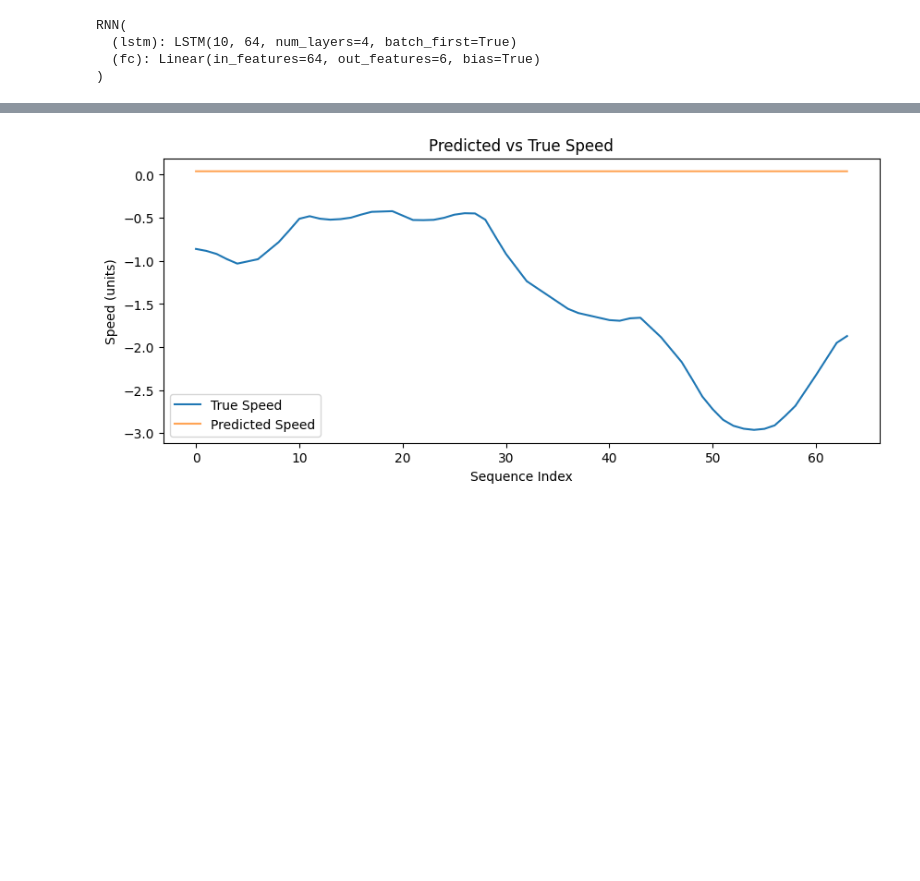
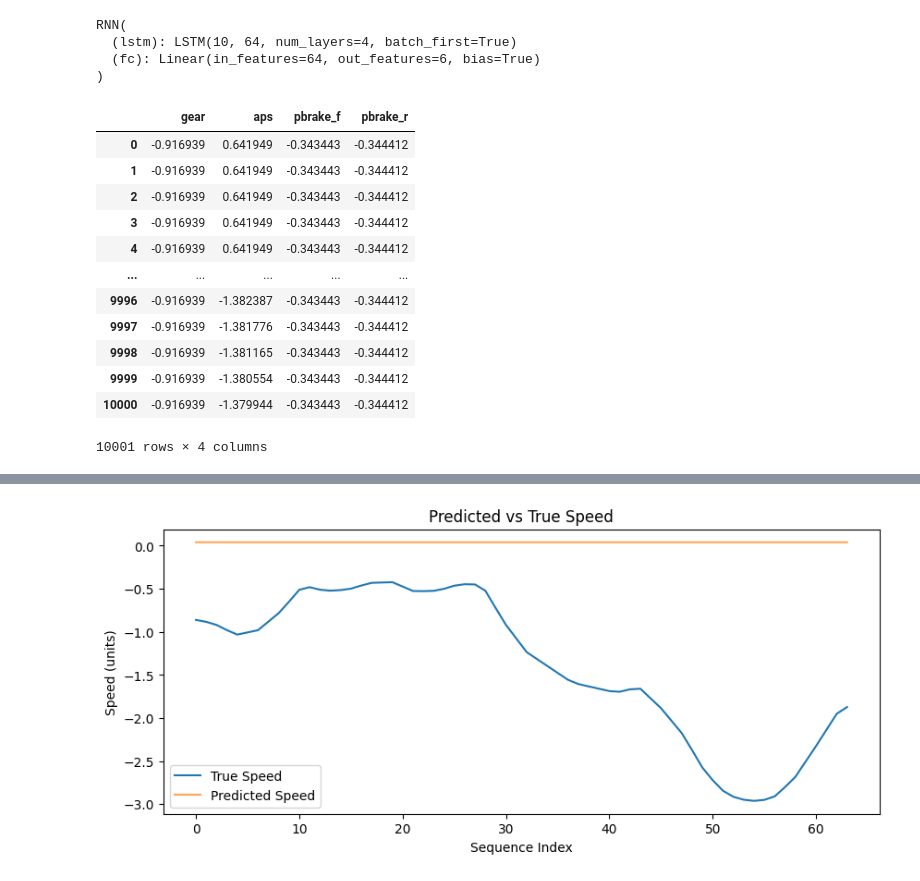
Before and after one commit to UBC-Solar/hack_the_track, a Jupyter notebook: backend/telemetry/data_optimiser_preprocessing.ipynb, the cells around one changed output, grey strips where cells are left out. Drawn from its saved outputs; the diff is of its cells as text; code cells hidden in the pictures; blank space fills up the shorter version.

```diff
--- a/backend/telemetry/data_optimiser_preprocessing.ipynb
+++ b/backend/telemetry/data_optimiser_preprocessing.ipynb
@@ -346,2 +340,18 @@ df_check = final_df_car47_10s.copy()
 df_check[state+control] = scaler_inputs.transform(df_check[state+control])
 df_check[state] = scaler_outputs.transform(df_check[state])
+# %%
+df_check[control]
+# %% [output]
+|  | gear | aps | pbrake_f | pbrake_r |
+| 0 | -0.916939 | 0.641949 | -0.343443 | -0.344412 |
+| 1 | -0.916939 | 0.641949 | -0.343443 | -0.344412 |
+| 2 | -0.916939 | 0.641949 | -0.343443 | -0.344412 |
+| 3 | -0.916939 | 0.641949 | -0.343443 | -0.344412 |
+| 4 | -0.916939 | 0.641949 | -0.343443 | -0.344412 |
+| ... | ... | ... | ... | ... |
+| 9996 | -0.916939 | -1.382387 | -0.343443 | -0.344412 |
+| 9997 | -0.916939 | -1.381776 | -0.343443 | -0.344412 |
+| 9998 | -0.916939 | -1.381165 | -0.343443 | -0.344412 |
+| 9999 | -0.916939 | -1.380554 | -0.343443 | -0.344412 |
+| 10000 | -0.916939 | -1.379944 | -0.343443 | -0.344412 |
+10001 rows × 4 columns
```
Also changed, not shown: parts of 17 cells of this notebook.
